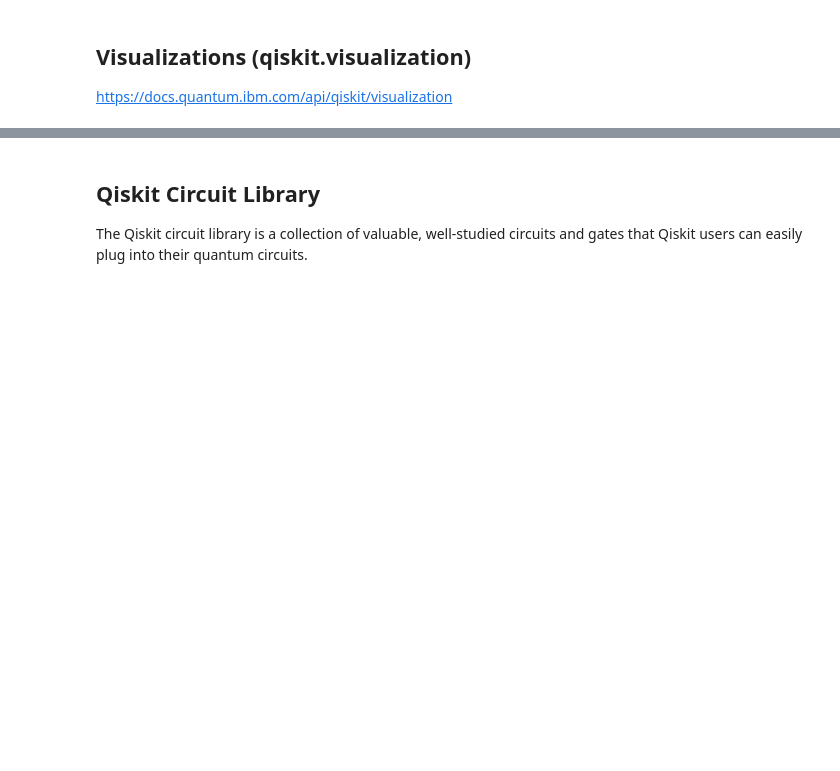
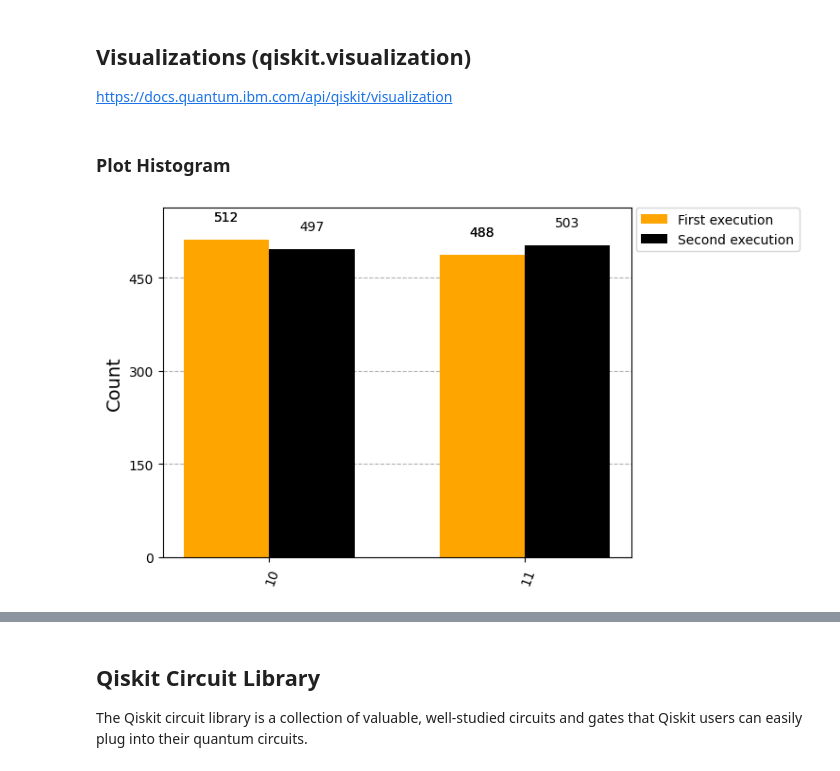
Before and after one commit to Omid-Hassasfar/CHPC2024-QuantumComputing, a Jupyter notebook: CHPC2024_QC_Qiskit_Intro.ipynb, the cells around one changed output, grey strips where cells are left out. Cells and saved outputs as stored; diff of their text form; code cells hidden in the pictures; blank space fills up the shorter version.

```diff
--- a/CHPC2024_QC_Qiskit_Intro.ipynb
+++ b/CHPC2024_QC_Qiskit_Intro.ipynb
@@ -702 +724,25 @@ $$
 https://docs.quantum.ibm.com/api/qiskit/visualization
+# %% [markdown]
+### Plot Histogram
+# %%
+# quantum circuit to make a Bell state
+qc2 = QuantumCircuit(2, 2)
+qc2.h(0)
+qc2.x(1)
+
+qc2.measure([0,1], [0,1])
+
+# execute the quantum circuit
+
+backend = AerSimulator()
+result = backend.run(transpile(qc2, backend), shots=1000).result()
+counts  = result.get_counts(qc2)
+
+# Execute 2-qubit Bell state again
+second_result = backend.run(transpile(qc2, backend), shots=1000).result()
+second_counts  = second_result.get_counts(qc2)
+# Plot results with legend
+legend = ['First execution', 'Second execution']
+plot_histogram([counts, second_counts], legend=legend , color=['orange', 'black'])
+# %% [output]
+[figure, added]
```
Also changed, not shown: parts of 43 cells of this notebook.
